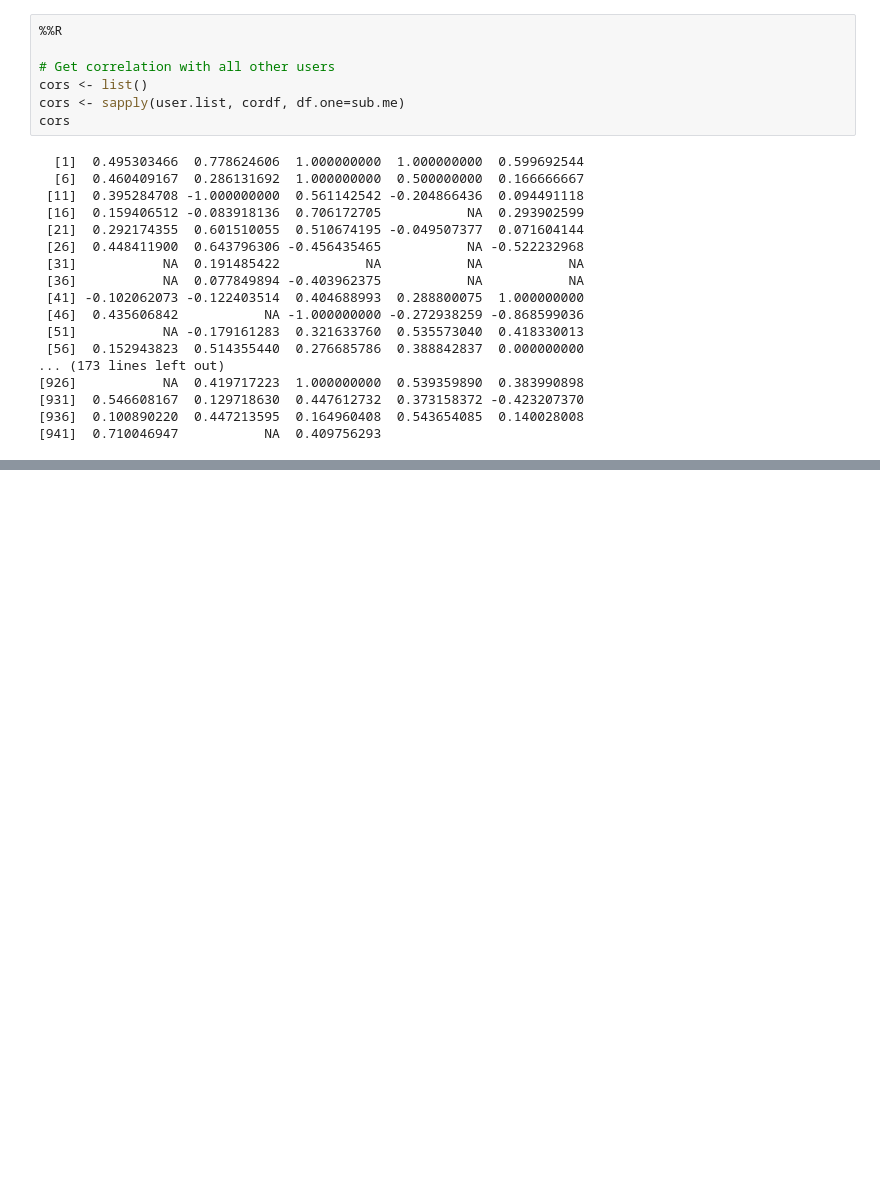
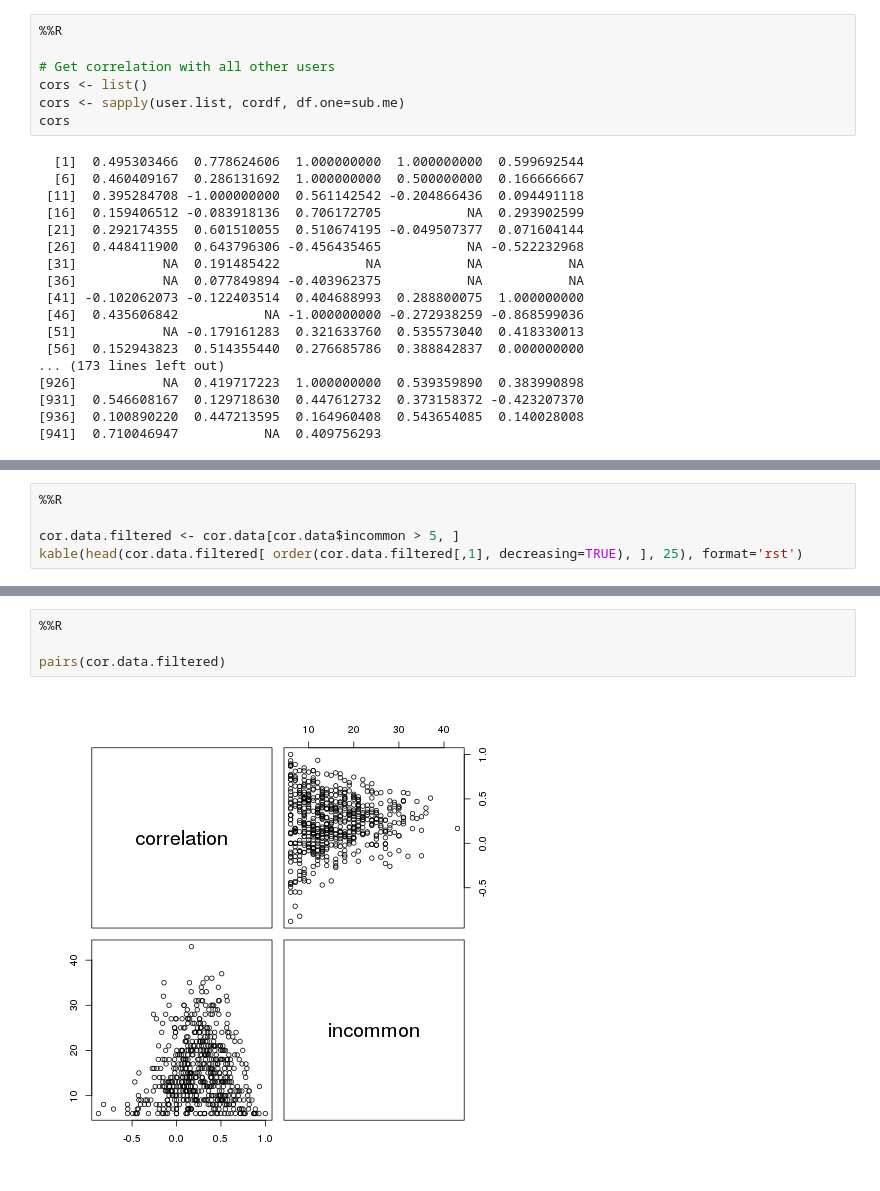
Before and after one commit to Eudoxier/cs532-s17, a Jupyter notebook: assignments/assignment_seven/notebooks/movies.ipynb, the cells around one changed output, grey strips where cells are left out. Saved outputs shown, nothing was run; the diff lists cells and outputs as text; blank space fills up the shorter version.

```diff
--- a/assignments/assignment_seven/notebooks/movies.ipynb
+++ b/assignments/assignment_seven/notebooks/movies.ipynb
@@ -698,0 +724,5 @@ The five least correlated users to me are:
+# %%
+%%R
+
+cor.data.filtered <- cor.data[cor.data$incommon > 5, ]
+kable(head(cor.data.filtered[ order(cor.data.filtered[,1], decreasing=TRUE), ], 25), format='rst')
@@ -698,0 +787,6 @@ The five least correlated users to me are:
+# %%
+%%R
+
+pairs(cor.data.filtered)
+# %% [output]
+[figure, added]
```
Also changed, not shown: parts of 20 cells of this notebook.
